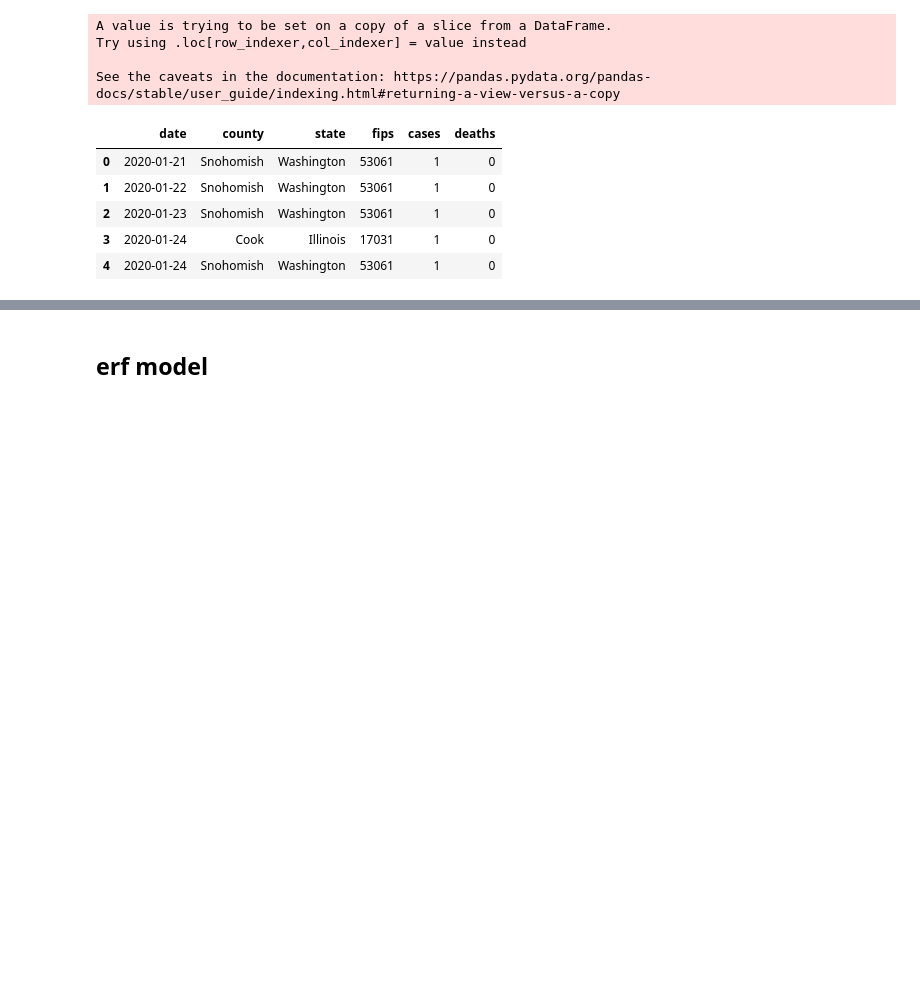
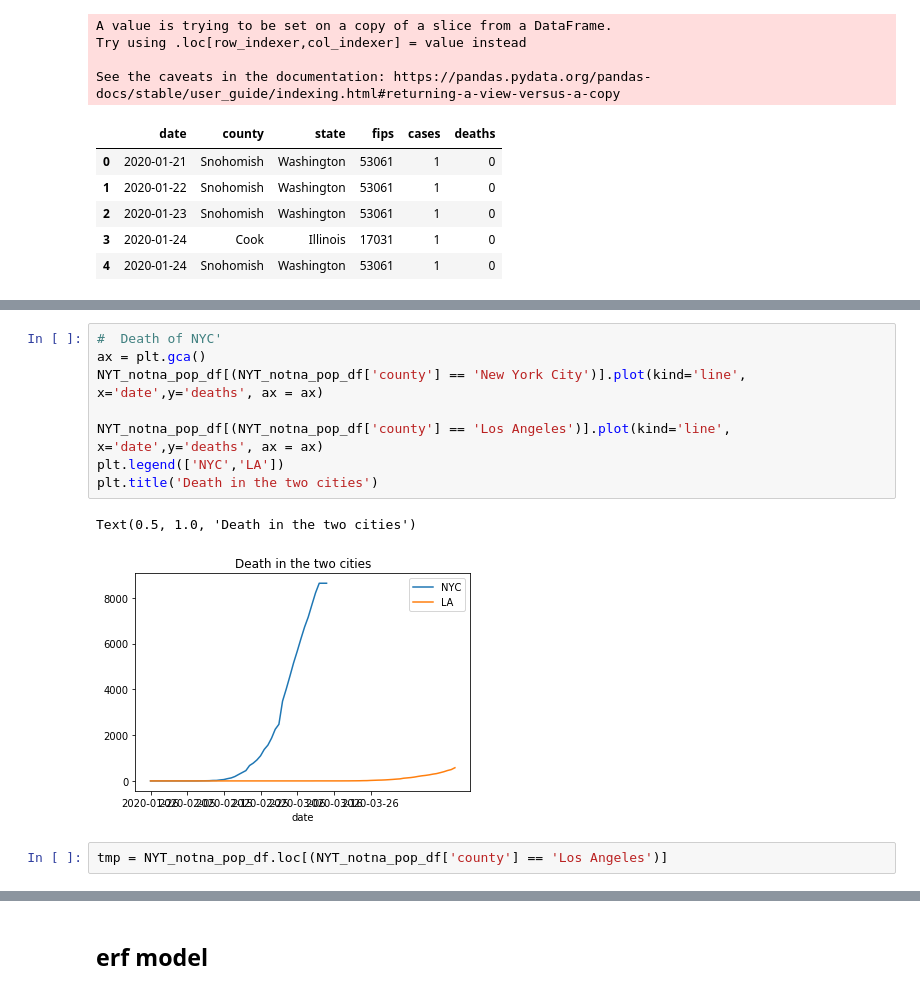
Before and after one commit to danielnee2/SKTW, a Jupyter notebook: exploratory/models_exploreSEIR_YLN.ipynb, the cells around one changed output, grey strips where cells are left out. Cells and saved outputs as stored; diff of their text form; blank space fills up the shorter version.

```diff
--- a/exploratory/models_exploreSEIR_YLN.ipynb
+++ b/exploratory/models_exploreSEIR_YLN.ipynb
@@ -339,0 +480,13 @@ NYT_notna_grpby.head().sort_values(by=['date'])[:20]
+# %%
+#  Death of NYC'
+ax = plt.gca()
+NYT_notna_pop_df[(NYT_notna_pop_df['county'] == 'New York City')].plot(kind='line', x='date',y='deaths', ax = ax)
+
+NYT_notna_pop_df[(NYT_notna_pop_df['county'] == 'Los Angeles')].plot(kind='line', x='date',y='deaths', ax = ax)
+plt.legend(['NYC','LA'])
+plt.title('Death in the two cities')
+# %% [output]
+Text(0.5, 1.0, 'Death in the two cities')
+[figure, added]
+# %%
+tmp = NYT_notna_pop_df.loc[(NYT_notna_pop_df['county'] == 'Los Angeles')]
```
Also changed, not shown: parts of 106 cells of this notebook, 1 other file.
